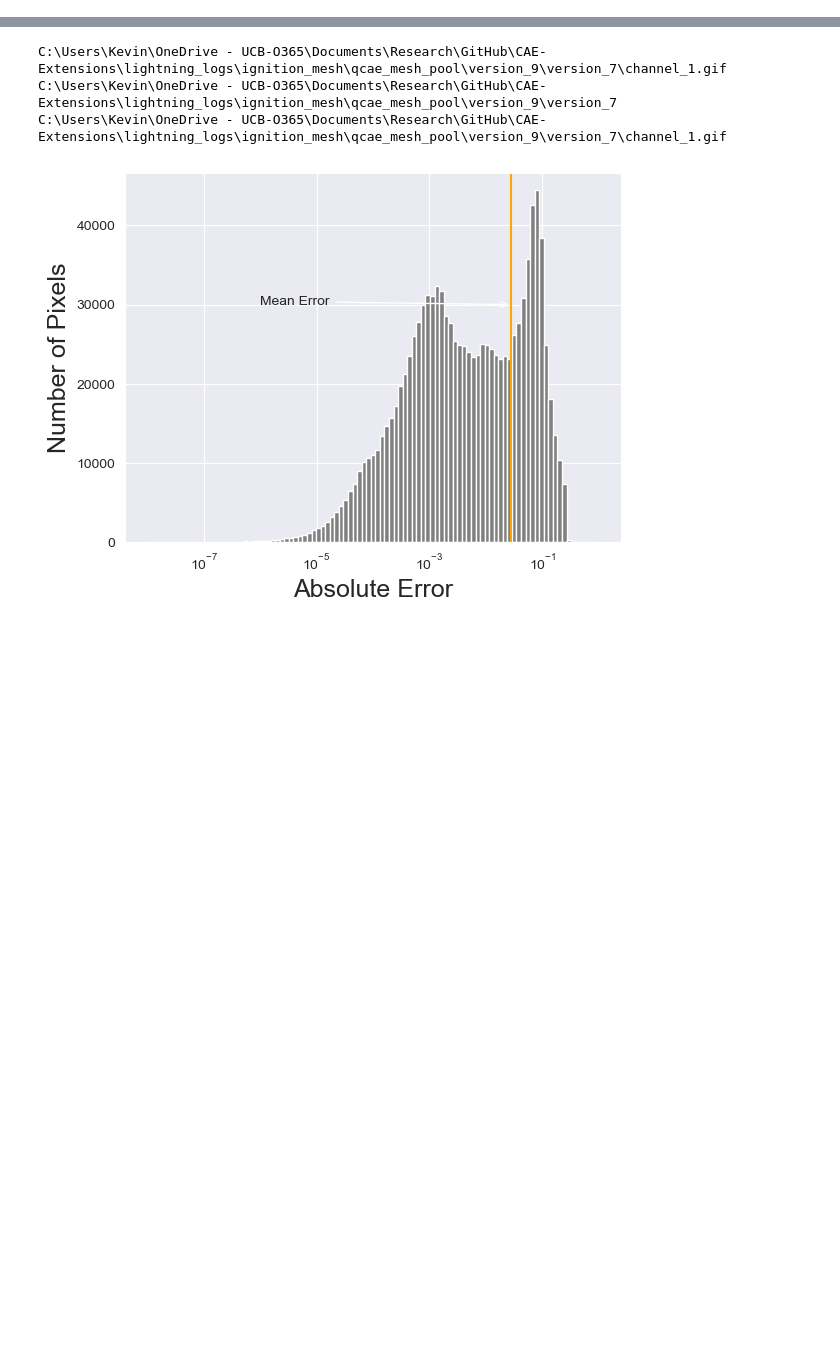
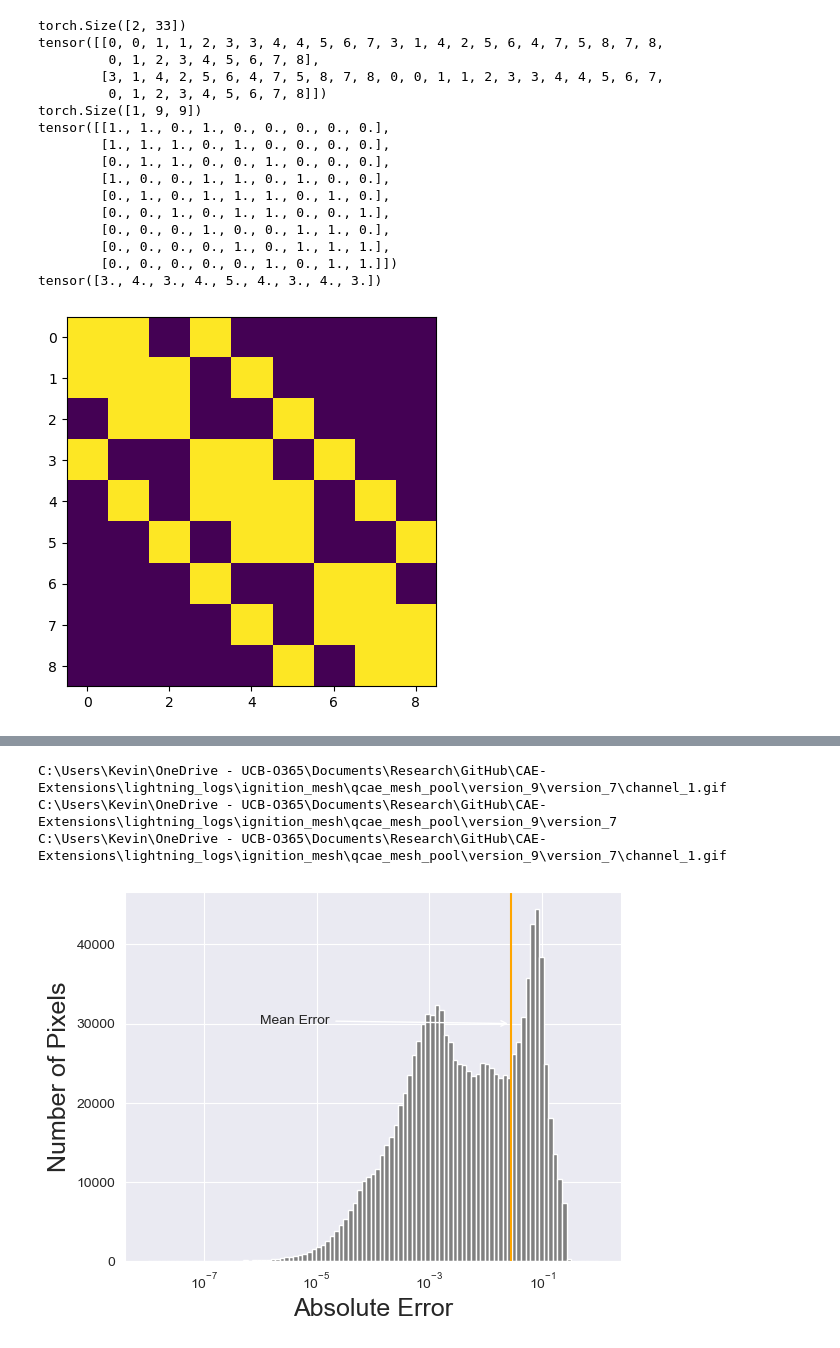
Before and after one commit to kvndhrty/QuadConv, a Jupyter notebook: gcn-examples/grid-gcn/plot_notebook.ipynb, the cells around one changed output, grey strips where cells are left out. Cells and saved outputs as stored; diff of their text form; code cells hidden in the pictures; blank space fills up the shorter version.

```diff
--- a/gcn-examples/grid-gcn/plot_notebook.ipynb
+++ b/gcn-examples/grid-gcn/plot_notebook.ipynb
@@ -39,3 +134,39 @@ tensor([ 0,  1, 50, 51,  0,  1,  2, 50])
+# %%
+my_eidx = custom_grid(3,3)
+
+print(my_eidx.shape)
+
+print(my_eidx)
+
+A = to_dense_adj(my_eidx)
+
+print(A.shape)
+
+fig, ax = plt.subplots()
+
+plt.imshow(A[0,:,:])
+
+print(A[0,:,:])
+
+print(torch.sum(A[0,:,:], axis=1))
+# %% [output]
+torch.Size([2, 33])
+tensor([[0, 0, 1, 1, 2, 3, 3, 4, 4, 5, 6, 7, 3, 1, 4, 2, 5, 6, 4, 7, 5, 8, 7, 8,
+         0, 1, 2, 3, 4, 5, 6, 7, 8],
+        [3, 1, 4, 2, 5, 6, 4, 7, 5, 8, 7, 8, 0, 0, 1, 1, 2, 3, 3, 4, 4, 5, 6, 7,
+         0, 1, 2, 3, 4, 5, 6, 7, 8]])
+torch.Size([1, 9, 9])
+tensor([[1., 1., 0., 1., 0., 0., 0., 0., 0.],
+        [1., 1., 1., 0., 1., 0., 0., 0., 0.],
+        [0., 1., 1., 0., 0., 1., 0., 0., 0.],
+        [1., 0., 0., 1., 1., 0., 1., 0., 0.],
+        [0., 1., 0., 1., 1., 1., 0., 1., 0.],
+        [0., 0., 1., 0., 1., 1., 0., 0., 1.],
+        [0., 0., 0., 1., 0., 0., 1., 1., 0.],
+        [0., 0., 0., 0., 1., 0., 1., 1., 1.],
+        [0., 0., 0., 0., 0., 1., 0., 1., 1.]])
+tensor([3., 4., 3., 4., 5., 4., 3., 4., 3.])
+[figure, added]
 # %%
 time_steps = [20 , 65]
 
```
Also changed, not shown: parts of 7 cells of this notebook, 5 other files.
